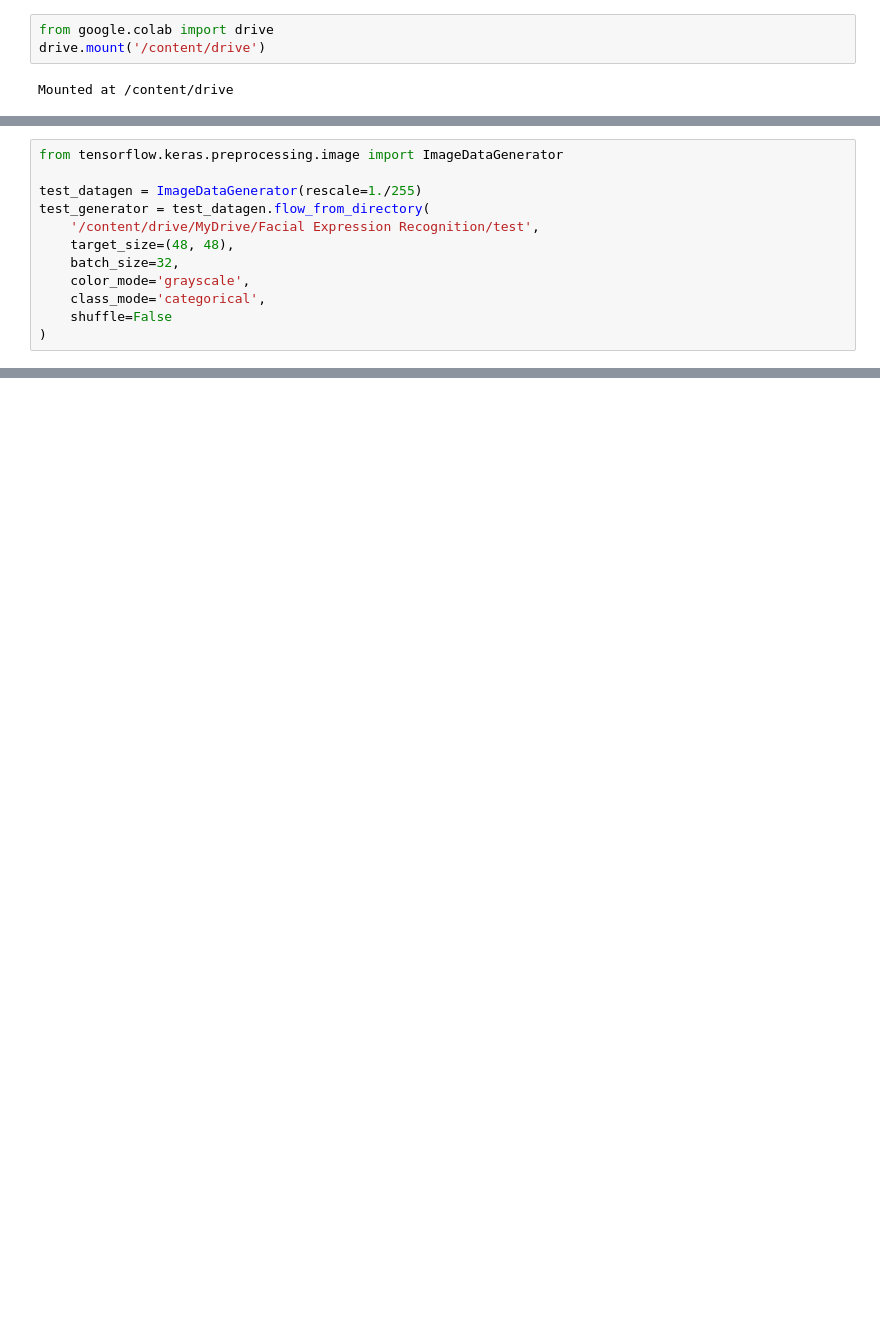
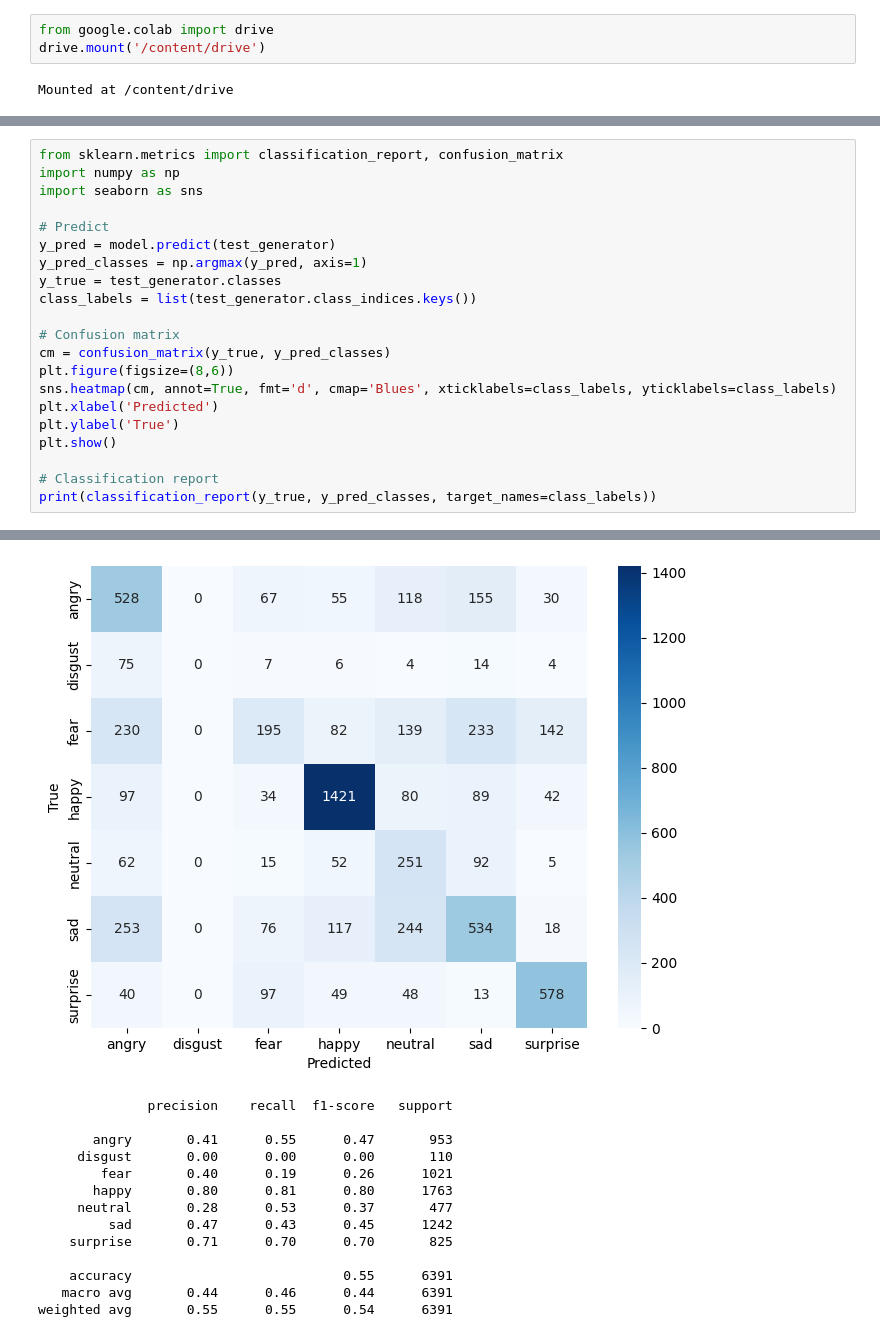
Before and after one commit to Kaavyyaaaa/Facial-Recognition-, a Jupyter notebook: 1_data_exploration.ipynb, the cells around one changed output, grey strips where cells are left out. Drawn from its saved outputs; the diff is of its cells as text; blank space fills up the shorter version.

```diff
--- a/1_data_exploration.ipynb
+++ b/1_data_exploration.ipynb
@@ -285,12 +233,0 @@ WARNING:absl:Compiled the loaded model, but the compiled metrics have yet to be
-# %%
-from tensorflow.keras.preprocessing.image import ImageDataGenerator
-
-test_datagen = ImageDataGenerator(rescale=1./255)
-test_generator = test_datagen.flow_from_directory(
-    '/content/drive/MyDrive/Facial Expression Recognition/test',
-    target_size=(48, 48),
-    batch_size=32,
-    color_mode='grayscale',
-    class_mode='categorical',
-    shuffle=False
-)
@@ -310,0 +263,22 @@ Test accuracy: 0.41
+# %%
+from sklearn.metrics import classification_report, confusion_matrix
+import numpy as np
+import seaborn as sns
+
+# Predict
+y_pred = model.predict(test_generator)
+y_pred_classes = np.argmax(y_pred, axis=1)
+y_true = test_generator.classes
+class_labels = list(test_generator.class_indices.keys())
+
+# Confusion matrix
+cm = confusion_matrix(y_true, y_pred_classes)
+plt.figure(figsize=(8,6))
+sns.heatmap(cm, annot=True, fmt='d', cmap='Blues', xticklabels=class_labels, yticklabels=class_labels)
+plt.xlabel('Predicted')
+plt.ylabel('True')
+plt.show()
+
+# Classification report
+print(classification_report(y_true, y_pred_classes, target_names=class_labels))
+# %% [output]
@@ -310,0 +286,14 @@ Test accuracy: 0.41
+[figure, added]
+              precision    recall  f1-score   support
+
+       angry       0.41      0.55      0.47       953
+     disgust       0.00      0.00      0.00       110
+        fear       0.40      0.19      0.26      1021
+       happy       0.80      0.81      0.80      1763
+     neutral       0.28      0.53      0.37       477
+         sad       0.47      0.43      0.45      1242
+    surprise       0.71      0.70      0.70       825
+
+    accuracy                           0.55      6391
+   macro avg       0.44      0.46      0.44      6391
+weighted avg       0.55      0.55      0.54      6391
```
Also changed, not shown: parts of 35 cells of this notebook.
